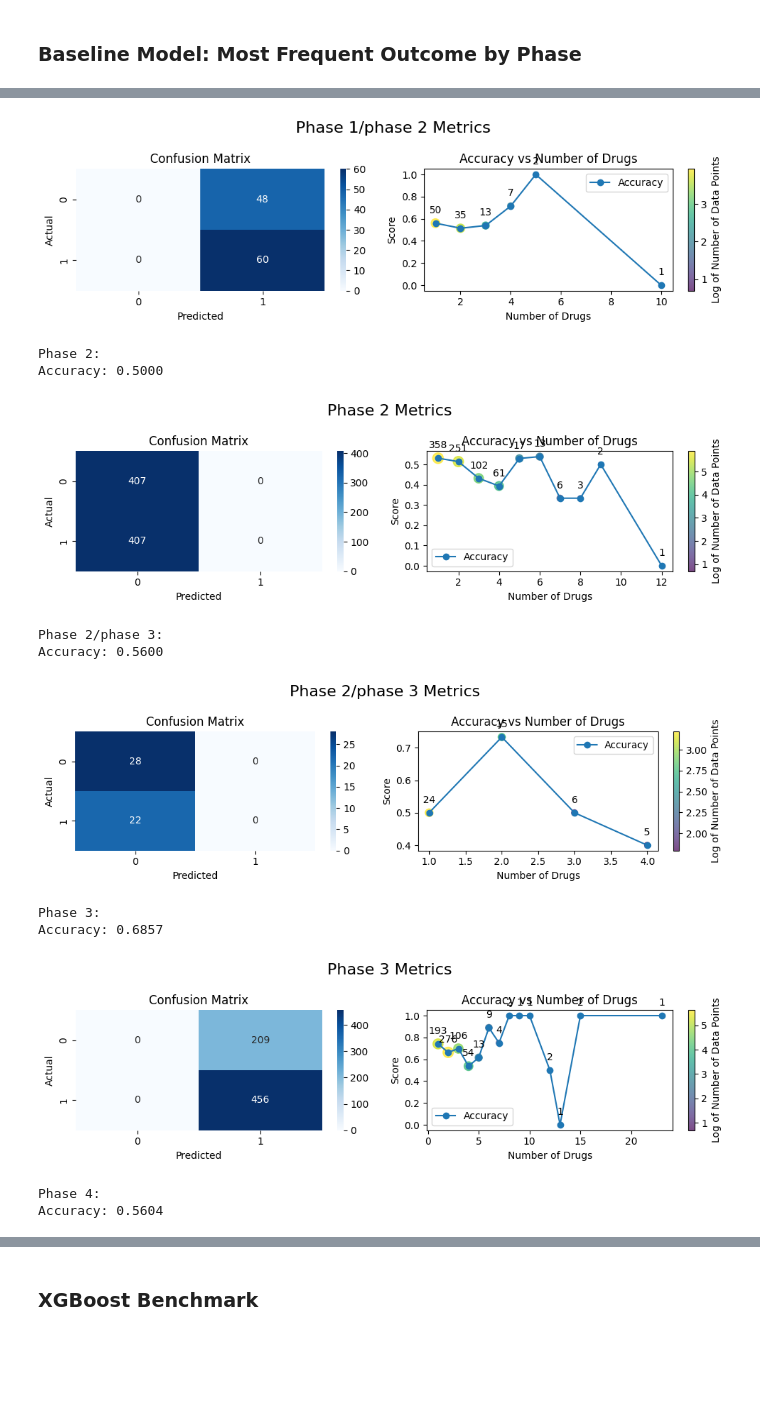
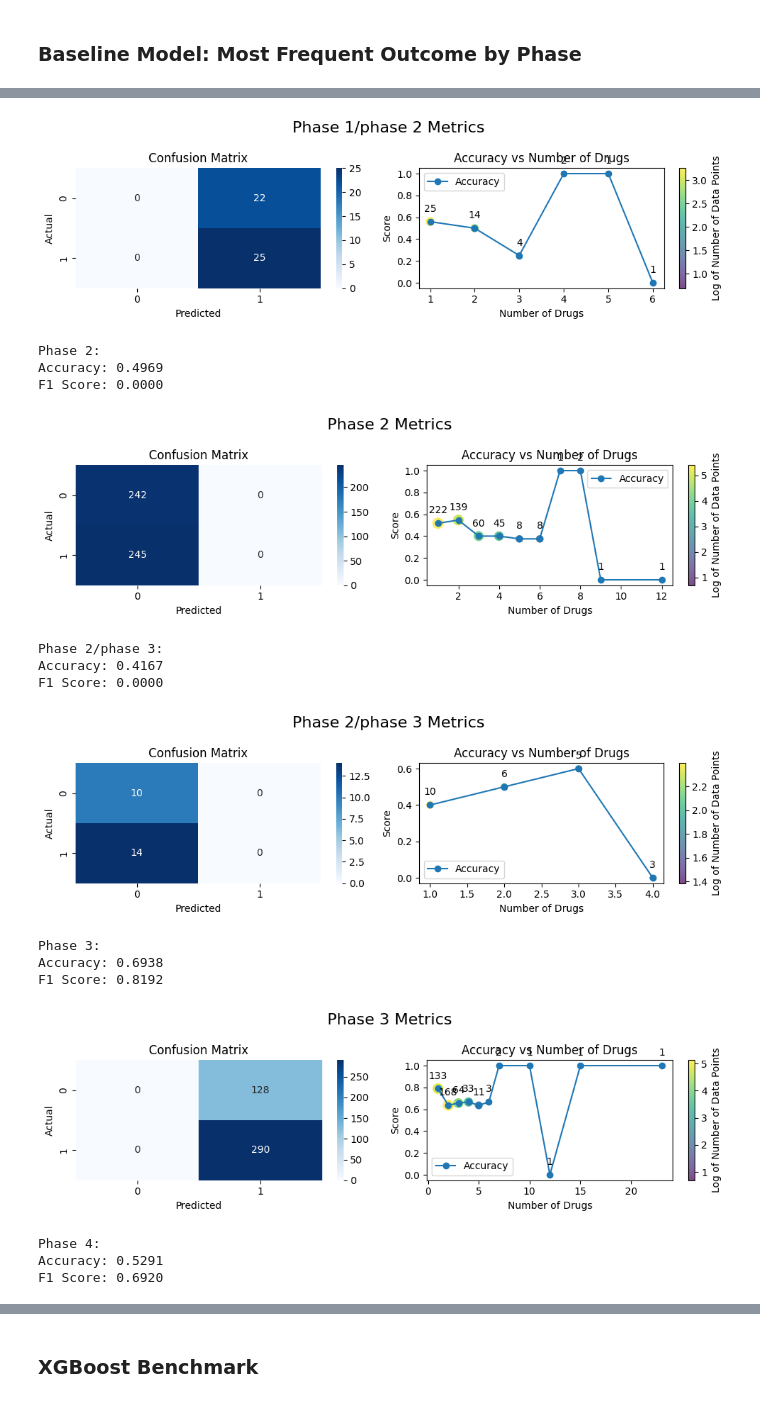
Before and after one commit to adourian/Clinical-Trial-Outcomes, a Jupyter notebook: clinical_trial_outcomes.ipynb, the cells around one changed output, grey strips where cells are left out. Drawn from its saved outputs; the diff is of its cells as text; code cells hidden in the pictures; blank space fills up the shorter version.

```diff
--- a/clinical_trial_outcomes.ipynb
+++ b/clinical_trial_outcomes.ipynb
@@ -199,19 +229,19 @@ if run_embeddings:
   exclusion_biosimcse = build_BioSimCSE_features(augmented_data['Exclusion Criteria'])
   brief_summary_biosimcse = build_BioSimCSE_features(augmented_data['brief_summary'])
   # Save these embeddings
-  with open('embeddings_sentences/inclusion_biosimcse.pkl', 'wb') as f:
+  with open('/content/drive/MyDrive/Colab Notebooks/Clinical Trials Outcomes/embeddings_sentences/inclusion_biosimcse.pkl', 'wb') as f:
     pickle.dump([inclusion_biosimcse[i].flatten() for i in range(len(inclusion_biosimcse))], f)
-  with open('embeddings_sentences/exclusion_biosimcse.pkl', 'wb') as f:
+  with open('/content/drive/MyDrive/Colab Notebooks/Clinical Trials Outcomes/embeddings_sentences/exclusion_biosimcse.pkl', 'wb') as f:
     pickle.dump([exclusion_biosimcse[i].flatten() for i in range(len(exclusion_biosimcse))], f)
-  with open('embeddings_sentences/brief_summary_biosimcse.pkl', 'wb') as f:
+  with open('/content/drive/MyDrive/Colab Notebooks/Clinical Trials Outcomes/embeddings_sentences/brief_summary_biosimcse.pkl', 'wb') as f:
     pickle.dump([brief_summary_biosimcse[i].flatten() for i in range(len(brief_summary_biosimcse))], f)
 else:
   # Load them if already computed
-  with open('embeddings_sentences/inclusion_biosimcse.pkl', 'rb') as f:
+  with open('/content/drive/MyDrive/Colab Notebooks/Clinical Trials Outcomes/embeddings_sentences/inclusion_biosimcse.pkl', 'rb') as f:
     inclusion_biosimcse = pickle.load(f)
-  with open('embeddings_sentences/exclusion_biosimcse.pkl', 'rb') as f:
+  with open('/content/drive/MyDrive/Colab Notebooks/Clinical Trials Outcomes/embeddings_sentences/exclusion_biosimcse.pkl', 'rb') as f:
     exclusion_biosimcse = pickle.load(f)
-  with open ('embeddings_sentences/brief_summary_biosimcse.pkl', 'rb') as f:
+  with open ('/content/drive/MyDrive/Colab Notebooks/Clinical Trials Outcomes/embeddings_sentences/brief_summary_biosimcse.pkl', 'rb') as f:
     brief_summary_biosimcse = pickle.load(f)
 # %% [markdown]
 ### SMILES
@@ -219,11 +249,11 @@ else:
 if run_embeddings:
   smiles_chemberta = build_ChemBERTa_features(augmented_data['smiless'])
   # Save these embeddings
-  with open('embeddings_SMILES/smiles_chemberta.pkl', 'wb') as f:
+  with open('/content/drive/MyDrive/Colab Notebooks/Clinical Trials Outcomes/embeddings_SMILES/smiles_chemberta.pkl', 'wb') as f:
     pickle.dump([smiles_chemberta[i].flatten() for i in range(len(smiles_chemberta))], f)
 else:
   # Load them if already computed
-  with open('embeddings_SMILES/smiles_chemberta.pkl', 'rb') as f:
+  with open('/content/drive/MyDrive/Colab Notebooks/Clinical Trials Outcomes/embeddings_SMILES/smiles_chemberta.pkl', 'rb') as f:
     smiles_chemberta = pickle.load(f)
 # %% [markdown]
 ### Assemble features
@@ -260,13 +288,13 @@ With only 17k examples, we will use a 75-12.5-12.5 stratified split to ensure co
 dataset = data_1 # Note: MedBERT ended up performing better than TinyBioBERT and was therefore used for modelling
 
 # Saving the final dataset
-dataset.to_csv('data/embedded_dataset.csv', index=False)
+dataset.to_csv('/content/drive/MyDrive/Colab Notebooks/Clinical Trials Outcomes/data/embedded_dataset.csv', index=False)
 
 # Split into training, validation, and test data.
 X = dataset.drop(columns=['label', 'nctid'])
 y = dataset['label']
 
-X_train, X_temp, y_train, y_temp = train_test_split(X, y, test_size=0.25, stratify=y, random_state=42)
+X_train, X_temp, y_train, y_temp = train_test_split(X, y, test_size=0.15, stratify=y, random_state=42)
 X_val, X_test, y_val, y_test = train_test_split(X_temp, y_temp, test_size=0.50, stratify=y_temp, random_state=42)
 
 print(f"Training set: {len(X_train)} examples")
@@ -362,30 +387,35 @@ Let's take a look at how it performs for each phase.
 # Define the phase labels
 phase_labels = ['Early phase 1', 'Phase 1', 'Phase 1/phase 2', 'Phase 2', 'Phase 2/phase 3', 'Phase 3', 'Phase 4']
 
-def plot_phase_metrics(X_val, y_val, predictions):
-    if isinstance(X_val, pd.DataFrame):
-        phase_columns = X_val.iloc[:, 1:8]
-        n_drugs = X_val.iloc[:, 0]
+def plot_phase_metrics(X, y, predictions):
+    if isinstance(X, pd.DataFrame):
+        phase_columns = X.iloc[:, 1:8]
+        n_drugs = X.iloc[:, 0]
     else:
-        phase_columns = X_val[:, 1:8]
-        n_drugs = X_val[:, 0]
+        phase_columns = X[:, 1:8]
+        n_drugs = X[:, 0]
 
     for i in range(7):
         phase_mask = phase_columns.iloc[:, i] if isinstance(phase_columns, pd.DataFrame) else phase_columns[:, i]
         phase_mask = phase_mask == 1
 
         if np.any(phase_mask):
-            # Calculate and print overall accuracy for the phase
-            phase_accuracy = accuracy_score(y_val[phase_mask], predictions[phase_mask])
+            y_true = y[phase_mask]
+            y_pred = predictions[phase_mask]
+
+            phase_accuracy = accuracy_score(y_true, y_pred)
+            phase_f1 = f1_score(y_true, y_pred)
+
             print(f"\n{phase_labels[i]}:")
             print(f"Accuracy: {phase_accuracy:.4f}")
+            print(f"F1 Score: {phase_f1:.4f}")
 
             # Create a new figure for each phase
             fig, (ax1, ax2) = plt.subplots(1, 2, figsize=(10, 3))
             fig.suptitle(f'{phase_labels[i]} Metrics', fontsize=16)
 
             # Confusion Matrix
-            cm = confusion_matrix(y_val[phase_mask], predictions[phase_mask])
+            cm = confusion_matrix(y_true, y_pred)
             sns.heatmap(cm, annot=True, fmt='d', cmap='Blues', ax=ax1)
             ax1.set_title('Confusion Matrix')
             ax1.set_ylabel('Actual')
@@ -399,26 +429,24 @@ def plot_phase_metrics(X_val, y_val, predictions):
 
             for n in unique_n_drugs:
                 n_mask = phase_n_drugs == n
-                acc = accuracy_score(y_val[phase_mask][n_mask], predictions[phase_mask][n_mask])
+                acc = accuracy_score(y_true[n_mask], y_pred[n_mask])
                 accuracies.append(acc)
                 sizes.append(np.sum(n_mask))  # Number of data points for each unique n_drugs
 
-            # Convert sizes to a logarithmic scale for better visualization
-            sizes = np.log1p(sizes)  # log1p(x) is log(x + 1), which avoids log(0)
+            sizes = np.log1p(sizes)  # log scale
 
-            # Line Plot with Sizes
+            # Line Plot
             ax2.plot(unique_n_drugs, accuracies, 'o-', label='Accuracy')
-            scatter = ax2.scatter(unique_n_drugs, accuracies, s=[size * 20 for size in sizes], alpha=0.7, c=sizes, cmap='viridis')  # Use colormap to visualize sizes
+            scatter = ax2.scatter(unique_n_drugs, accuracies, s=[size * 20 for size in sizes], alpha=0.7, c=sizes, cmap='viridis')
             ax2.set_xlabel('Number of Drugs')
             ax2.set_ylabel('Score')
             ax2.set_title('Accuracy vs Number of Drugs')
             ax2.legend()
 
-            # Add color bar for sizes
+            # Colorbar
             cbar = plt.colorbar(scatter, ax=ax2)
             cbar.set_label('Log of Number of Data Points')
 
-            # Add annotations for number of points
             for n, acc, size in zip(unique_n_drugs, accuracies, sizes):
                 ax2.annotate(f'{np.expm1(size):.0f}', (n, acc), textcoords="offset points", xytext=(0,10), ha='center')
 
@@ -427,11 +455,10 @@ def plot_phase_metrics(X_val, y_val, predictions):
         else:
             print(f"\n{phase_labels[i]}: No data for this phase")
 
-# Assuming you have X_train, y_train, X_val, y_val, and PhaseBasedDummyClassifier available
 dummy_phase_based = PhaseBasedDummyClassifier()
 dummy_phase_based.fit(X_train, y_train)
-phase_based_predictions = dummy_phase_based.predict(X_val)
+phase_based_predictions = dummy_phase_based.predict(X_test)
 
-plot_phase_metrics(X_val, y_val, phase_based_predictions)
+plot_phase_metrics(X_test, y_test, phase_based_predictions)
 # %% [output]
 Early phase 1:
@@ -445,12 +475,16 @@ Accuracy: 0.5556
-[figure, old version]
+[figure, new version]
 Phase 2:
-Accuracy: 0.5000
+Accuracy: 0.4969
+F1 Score: 0.0000
-[figure, old version]
+[figure, new version]
 Phase 2/phase 3:
-Accuracy: 0.5600
+Accuracy: 0.4167
+F1 Score: 0.0000
-[figure, old version]
+[figure, new version]
 Phase 3:
-Accuracy: 0.6857
+Accuracy: 0.6938
+F1 Score: 0.8192
-[figure, old version]
+[figure, new version]
 Phase 4:
-Accuracy: 0.5604
+Accuracy: 0.5291
+F1 Score: 0.6920
```
Also changed, not shown: parts of 32 cells of this notebook, 3 other files.
